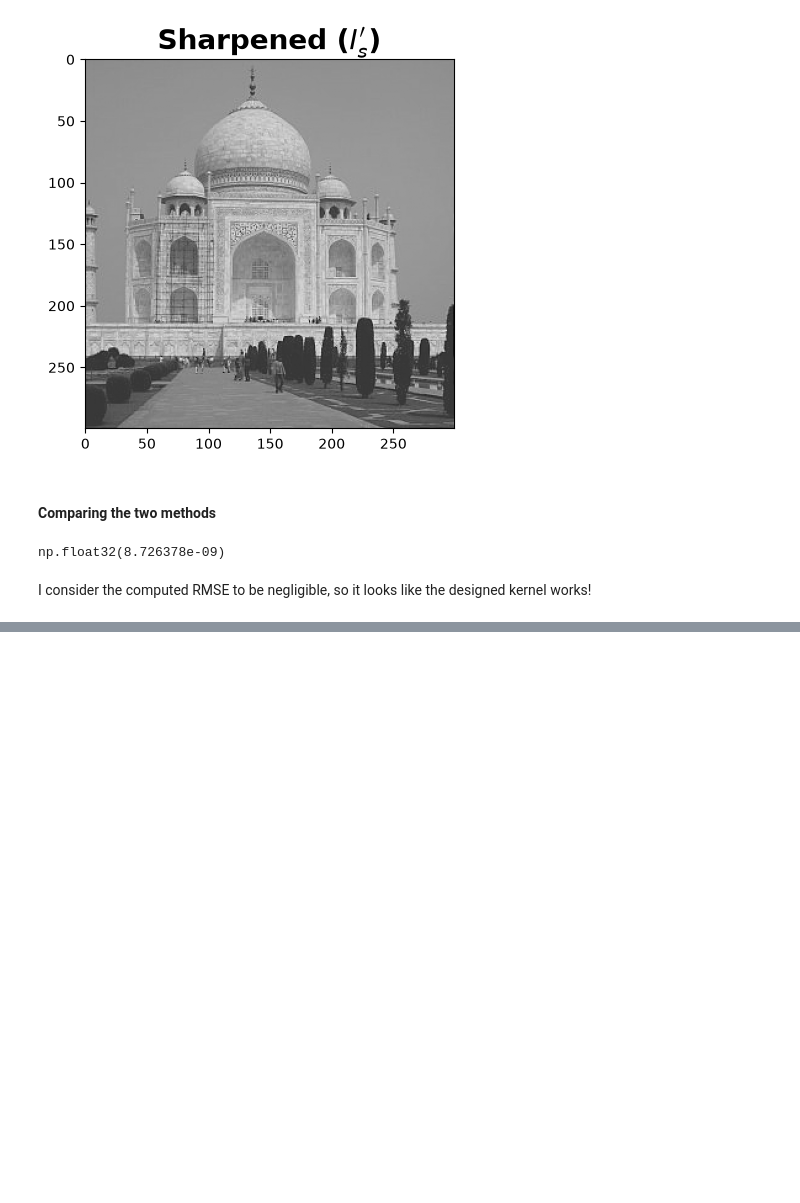
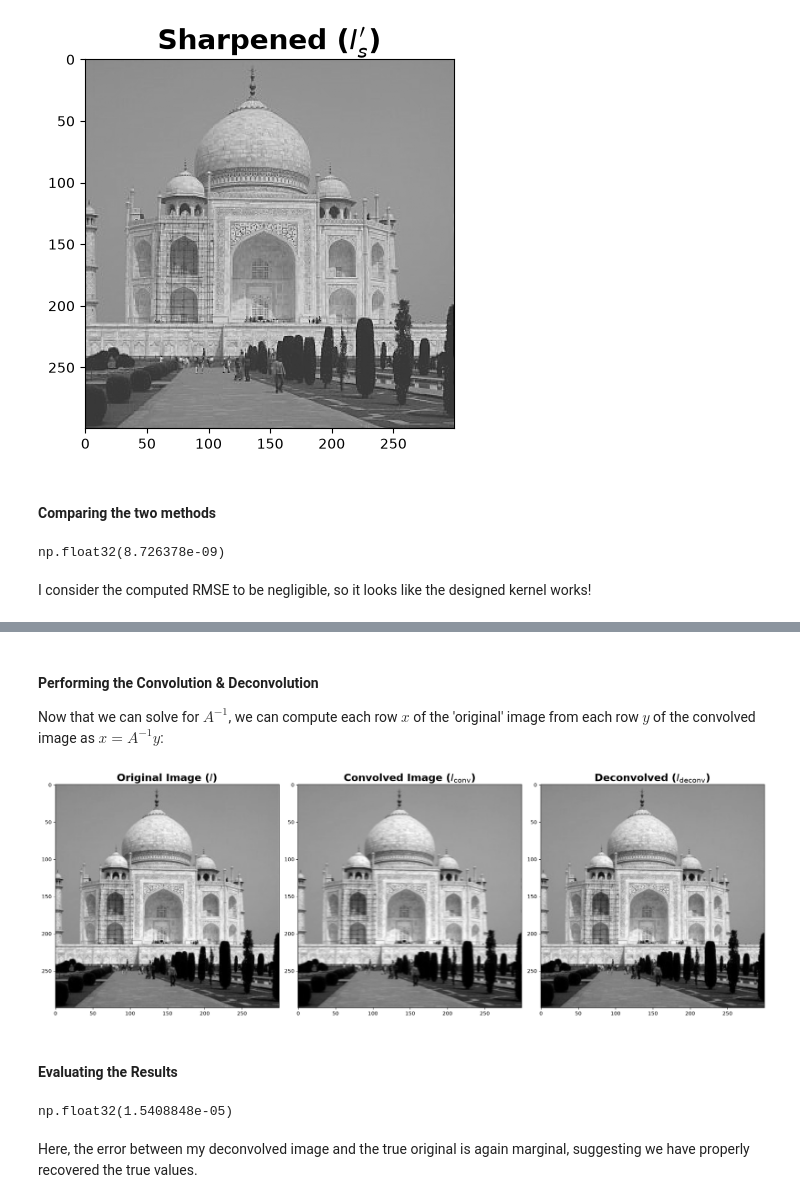
Before and after one commit to cjj-mids/w281-assignment-3, a Jupyter notebook: assignment3.ipynb, the cells around one changed output, grey strips where cells are left out. Drawn from its saved outputs; the diff is of its cells as text; code cells hidden in the pictures; blank space fills up the shorter version.

```diff
--- a/assignment3.ipynb
+++ b/assignment3.ipynb
@@ -233,7 +196,7 @@ def deconvolve(img: np.ndarray, kernel: np.ndarray) -> np.ndarray:
 # RMSE between I and I_deconv
 
 im_path = 'images/taj.png'
-im = plt.imread(im_path)
+img = plt.imread(im_path)
 
 # blurring filter provided by the assignment
 g1 = np.array([0.274, 0.452, 0.274])
@@ -239,0 +270,46 @@ g1 = np.array([0.274, 0.452, 0.274])
+# %% [markdown]
+#### Performing the Convolution & Deconvolution
+Now that we can solve for $A^{-1}$, we can compute each row $x$ of the 'original' image from each row $y$ of the convolved image as $x = A^{-1}y$:
+# %%
+def deconvolve(img: np.ndarray, kernel: np.ndarray) -> np.ndarray:
+    "Given a grayscale image and 1-D kernel, returns the deconvolved image."
+    # Validate shape of kernel and flip
+    flipped_kernel = preprocess_kernel(kernel)
+
+    # Compute inverse of linear convolution mapping
+    A_inv = construct_A_inv(kernel, img.shape[1])
+
+    # Apply inverse row-wise to recover original image
+    out = img.copy()
+    for idx, row in enumerate(img):
+        out[idx] = A_inv @ row.T
+
+    return out
+# %%
+conv_img = convolve(img, g1)
+# %%
+deconv_img = deconvolve(conv_img, g1)
+# %%
+fig, axs = plt.subplots(1, 3, figsize=(20,30))
+
+axs[0].imshow(img, cmap='gray')
+axs[0].set_title(r'Original Image ($I$)', fontweight='bold', fontsize=20)
+
+axs[1].imshow(conv_img, cmap='gray')
+axs[1].set_title(r'Convolved Image ($I_\text{conv}$)', fontweight='bold', fontsize=20)
+
+axs[2].imshow(deconv_img, cmap='gray')
+axs[2].set_title(r'Deconvolved ($I_\text{deconv}$)', fontweight='bold', fontsize=20)
+
+plt.tight_layout()
+plt.show()
+# %% [output]
+[figure, added]
+# %% [markdown]
+#### Evaluating the Results
+# %%
+rmse(img, deconv_img)
+# %% [output]
+np.float32(1.5408848e-05)
+# %% [markdown]
+Here, the error between my deconvolved image and the true original is again marginal, suggesting we have properly recovered the true values.
```
Also changed, not shown: parts of 9 cells of this notebook.
